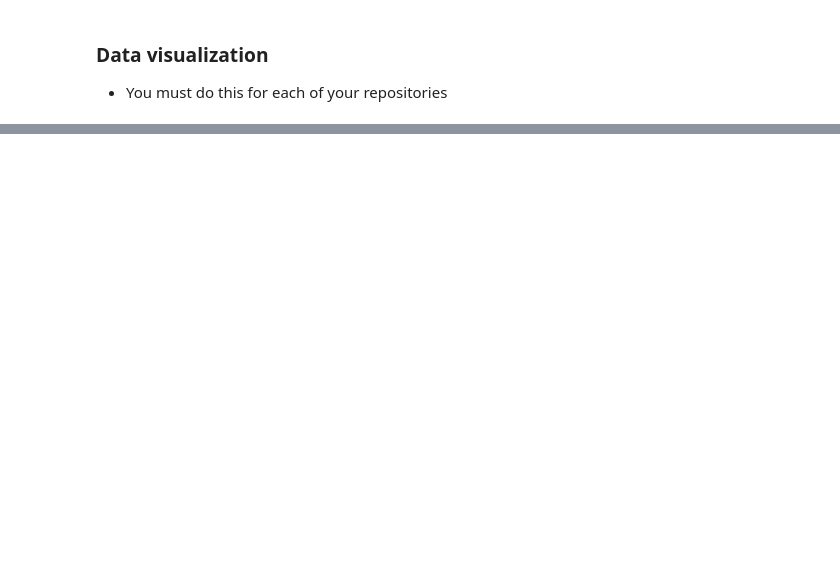
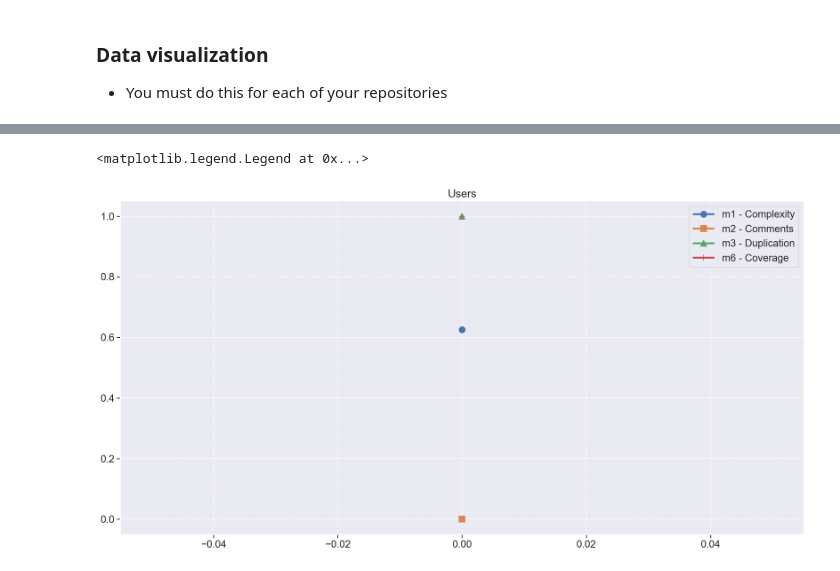
Before and after one commit to DITGO/2021-2-SiGeD-Doc, a Jupyter notebook: Analytics/analytics.ipynb, the cells around one changed output, grey strips where cells are left out. Cells and saved outputs as stored; diff of their text form; code cells hidden in the pictures; blank space fills up the shorter version.

```diff
--- a/Analytics/analytics.ipynb
+++ b/Analytics/analytics.ipynb
@@ -354,2 +269,8 @@ def em2(df):
+# %%
+def m2(df):
+
+    density_comment_files = len(df[(df['comment_lines_density'].astype(float) > 10) & (df['comment_lines_density'].astype(float) < 30)])/len(df)
+
+    return density_comment_files
 # %% [markdown]
 ##### DUPLICATIONS
@@ -377,0 +277,6 @@ def em3(df):
+# %%
+def m3(df):
+
+    duplication = len(df[(df['duplicated_lines_density'].astype(float) < 5)])/len(df)
+
+    return duplication
@@ -378 +305,7 @@ def em3(df):
+# %%
+def m6(df):
+
+    density_test_coverage = len(df[(df['coverage'].astype(float) > 60)]) / len(df)
+
+    return density_test_coverage
 # %% [markdown]
@@ -490,3 +354,10 @@ repos_metrics_list[5]
+# %%
+users_metrics = create_metrics_df(users_df)
+clients_metrics = create_metrics_df(clients_df)
+demands_metrics = create_metrics_df(demands_df)
+sectors_metrics = create_metrics_df(sectors_df)
+cargos_metrics = create_metrics_df(cargos_df)
+frontend_metrics = create_metrics_df(frontend_df)
 # %% [markdown]
 ### Data visualization
 
@@ -778,0 +365,15 @@ siged_df
+# %%
+fig = plt.figure(figsize=(20, 10))
+
+plt.title('Users')
+plt.plot(users_metrics['m1'], linewidth=3, marker='o', markersize=10, label="m1 - Complexity")
+plt.plot(users_metrics['m2'], linewidth=3, marker='s', markersize=10, label="m2 - Comments")
+plt.plot(users_metrics['m3'], linewidth=3, marker='^', markersize=10, label="m3 - Duplication")
+# plt.plot(users_metrics['m4'], linewidth=3, marker='o', markersize=10, label="m4")
+# plt.plot(users_metrics['m5'], linewidth=3, marker='o', markersize=10, label="m5")
+plt.plot(users_metrics['m6'], linewidth=3, marker='+', markersize=10, label="m6 - Coverage")
+
+plt.legend(loc='best')
+# %% [output]
+<matplotlib.legend.Legend at 0x...>
+[figure, added]
```
Also changed, not shown: parts of 71 cells of this notebook, 28 other files.
